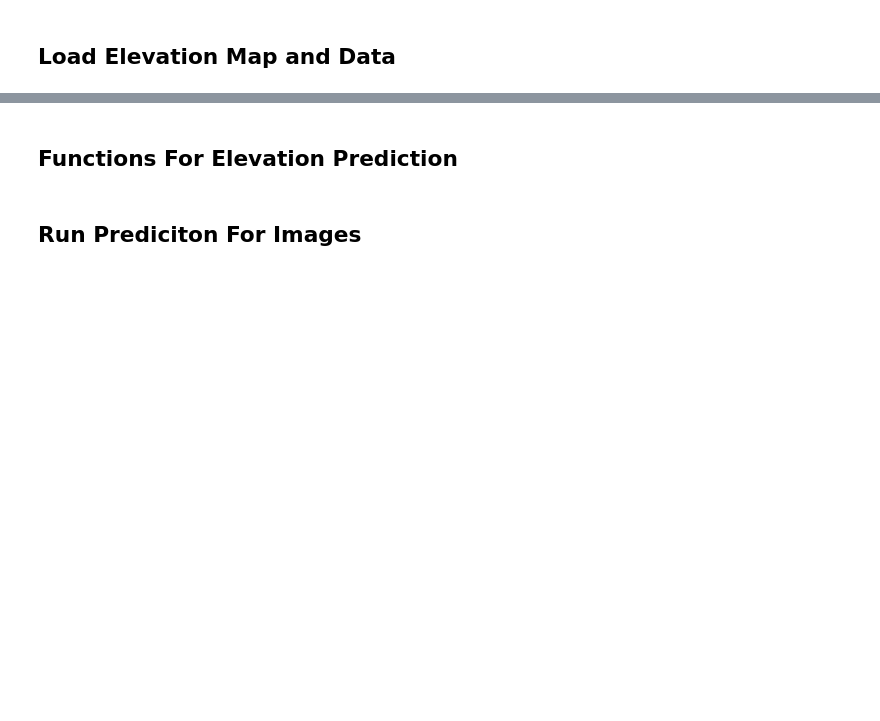
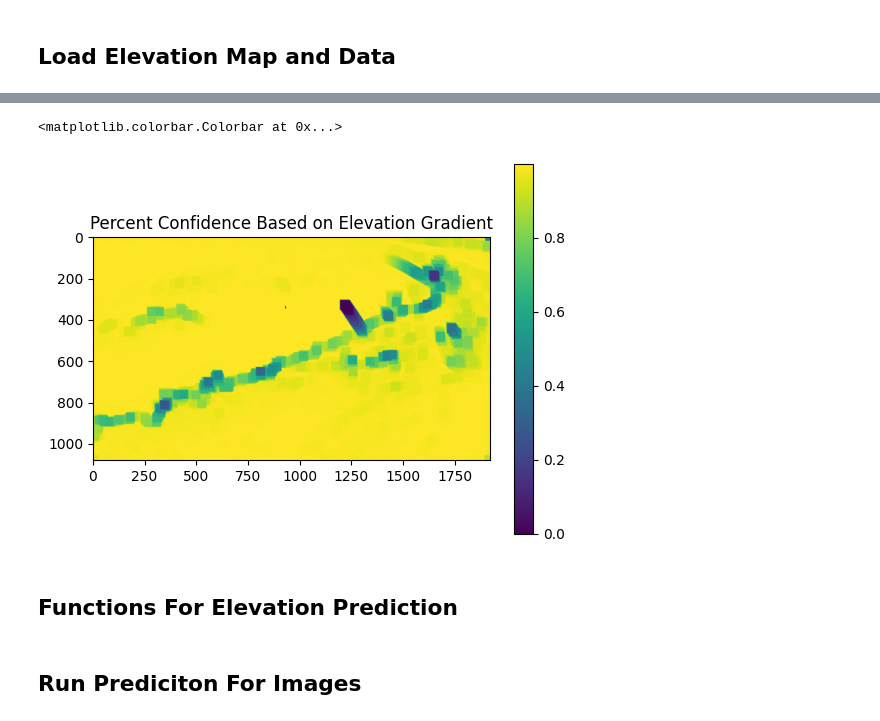
Before and after one commit to Water-Imagery-Sensing/water-level-est-v1, a Jupyter notebook: notebooks/05_map_to_prediction.ipynb, the cells around one changed output, grey strips where cells are left out. Saved outputs shown, nothing was run; the diff lists cells and outputs as text; code cells hidden in the pictures; blank space fills up the shorter version.

```diff
--- a/notebooks/05_map_to_prediction.ipynb
+++ b/notebooks/05_map_to_prediction.ipynb
@@ -160,3 +162,21 @@ First few rows:
+# %%
+gradient_im = abs(cv2.Sobel(elevation_map, cv2.CV_64F, 1, 1, ksize=5))
+# gradient_im = cv2.GaussianBlur(gradient_im, (31,31), -1, -1)
+kernel = np.ones((3,3), np.uint8)
+gradient_im = cv2.dilate(gradient_im, kernel, iterations=20)
+
+max_gradient = np.max(gradient_im, axis=None)
+min_gradient = np.min(gradient_im, axis=None)
+gradient_im = (gradient_im-min_gradient)/(max_gradient-min_gradient)
+# print(max_gradient, min_gradient)
+confidence = (1 - gradient_im)**2
+plt.figure()
+plt.imshow(confidence*(confidence<1))
+plt.title("Percent Confidence Based on Elevation Gradient")
+plt.colorbar()
+# %% [output]
+<matplotlib.colorbar.Colorbar at 0x...>
+[figure, added]
 # %% [markdown]
 ## Functions For Elevation Prediction
 # %%
```
Also changed, not shown: parts of 7 cells of this notebook, 16 other files.
